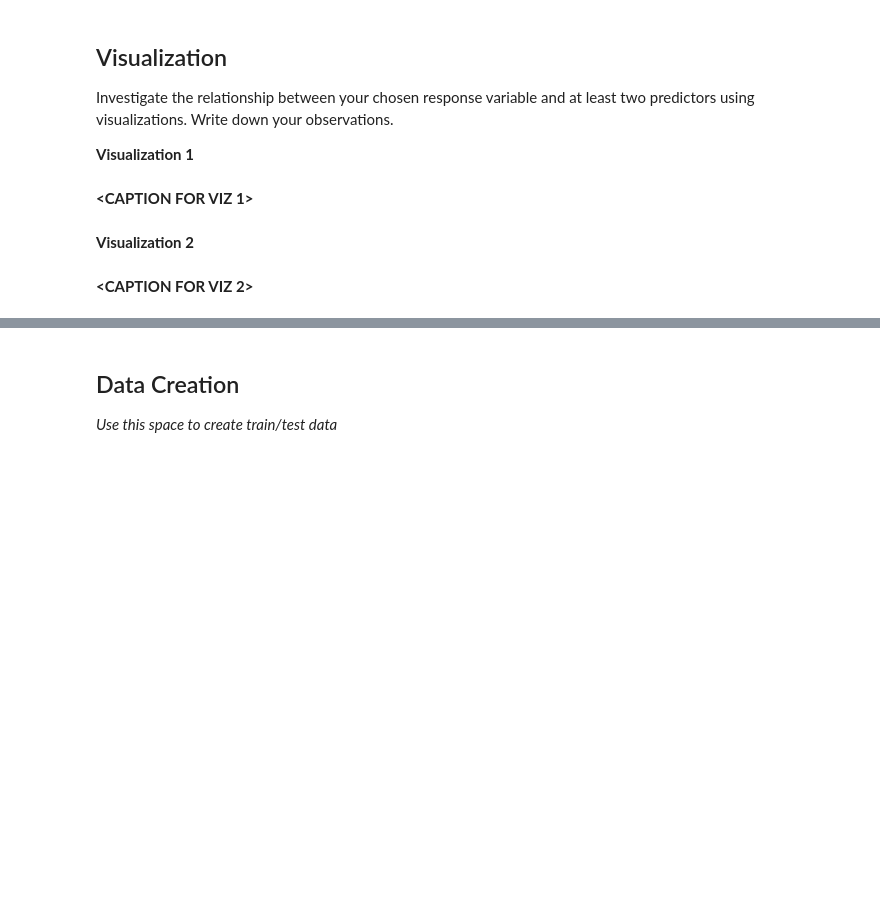
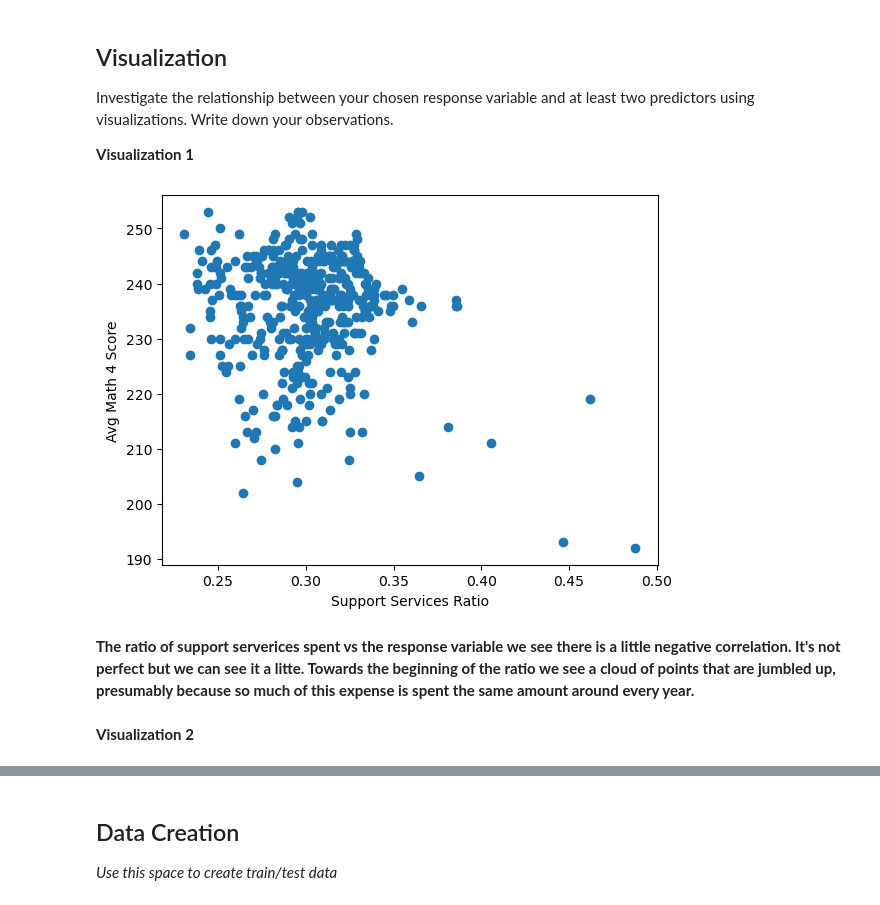
Before and after one commit to lmg1404/MDST-2023-Tutorials, a Jupyter notebook: tutorial1/checkpoint1.ipynb, the cells around one changed output, grey strips where cells are left out. Drawn from its saved outputs; the diff is of its cells as text; code cells hidden in the pictures; blank space fills up the shorter version.

```diff
--- a/tutorial1/checkpoint1.ipynb
+++ b/tutorial1/checkpoint1.ipynb
@@ -212,9 +190,14 @@ Feature engineering justification:
 Investigate the relationship between your chosen response variable and at least two predictors using visualizations. Write down your observations.
 
 **Visualization 1**
-# %% [markdown]
-**<CAPTION FOR VIZ 1>**
+# %%
+plt.scatter(df["SUPPORT_SERVICES_RATIO"], df["AVG_MATH_4_SCORE"]);
+plt.xlabel('Support Services Ratio')
+plt.ylabel('Avg Math 4 Score')
+plt.show()
+# %% [output]
+[figure, added]
+# %% [markdown]
+**The ratio of support serverices spent vs the response variable we see there is a little negative correlation. It's not perfect but we can see it a litte. Towards the beginning of the ratio we see a cloud of points that are jumbled up, presumably because so much of this expense is spent the same amount around every year.**
 # %% [markdown]
 **Visualization 2**
-# %% [markdown]
-**<CAPTION FOR VIZ 2>**
```
Also changed, not shown: parts of 18 cells of this notebook, 2 other files.
